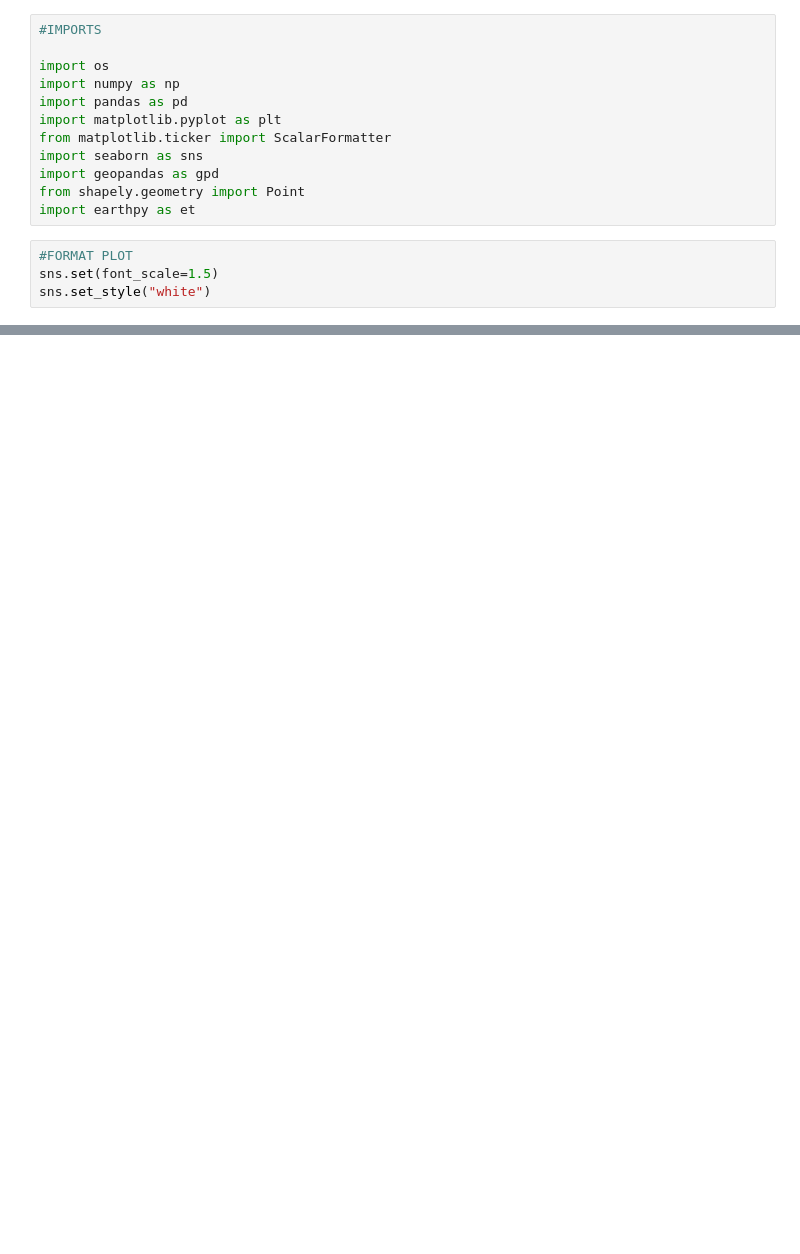
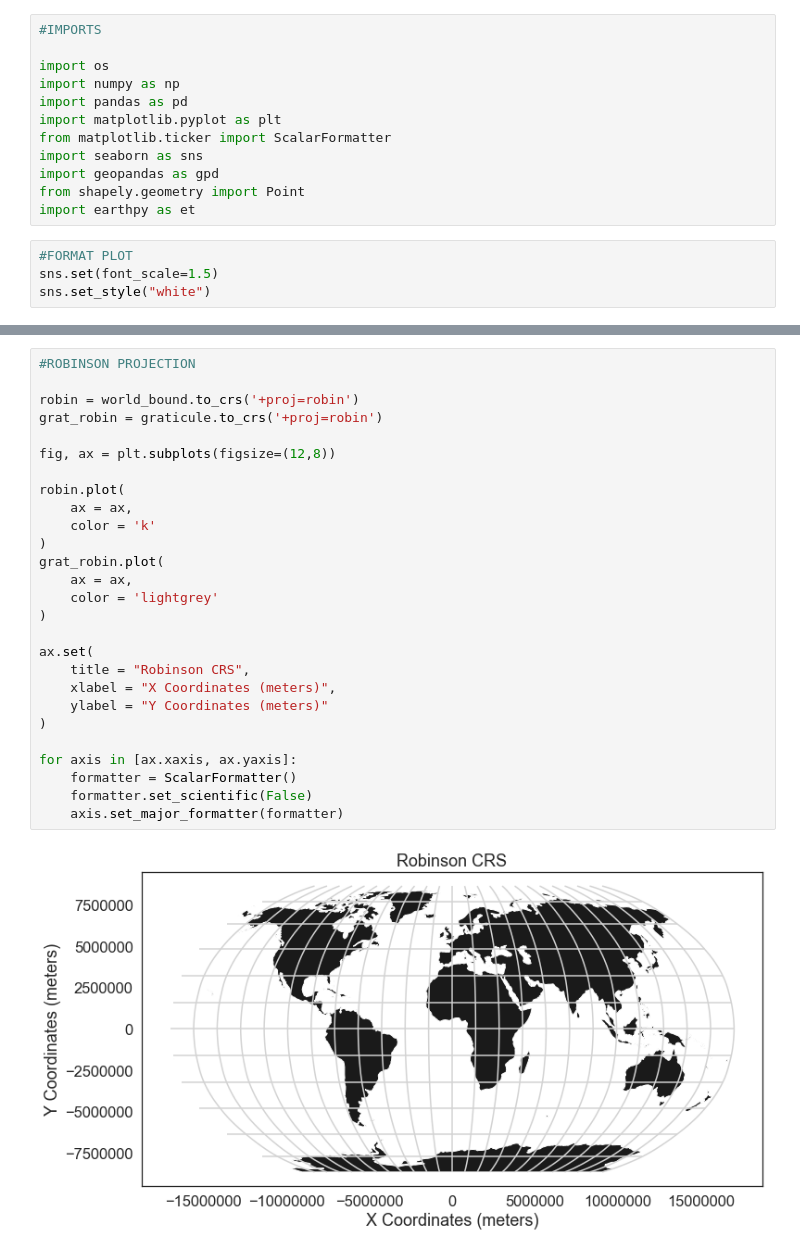
Before and after one commit to kamalnarra/learning-remote-sensing, a Jupyter notebook: intro-to-spatial-vector-data/coordinate-reference-systems.ipynb, the cells around one changed output, grey strips where cells are left out. Drawn from its saved outputs; the diff is of its cells as text; blank space fills up the shorter version.

```diff
--- a/intro-to-spatial-vector-data/coordinate-reference-systems.ipynb
+++ b/intro-to-spatial-vector-data/coordinate-reference-systems.ipynb
@@ -32,0 +178,29 @@ DriverError: global\ne_110m_land\ne_110m_land.shp: No such file or directory
+# %%
+#ROBINSON PROJECTION
+
+robin = world_bound.to_crs('+proj=robin')
+grat_robin = graticule.to_crs('+proj=robin')
+
+fig, ax = plt.subplots(figsize=(12,8))
+
+robin.plot(
+    ax = ax,
+    color = 'k'
+)
+grat_robin.plot(
+    ax = ax,
+    color = 'lightgrey'
+)
+
+ax.set(
+    title = "Robinson CRS",
+    xlabel = "X Coordinates (meters)",
+    ylabel = "Y Coordinates (meters)"
+)
+
+for axis in [ax.xaxis, ax.yaxis]:
+    formatter = ScalarFormatter()
+    formatter.set_scientific(False)
+    axis.set_major_formatter(formatter)
+# %% [output]
+[figure, added]
```
Also changed, not shown: parts of 7 cells of this notebook, 1 other file.
